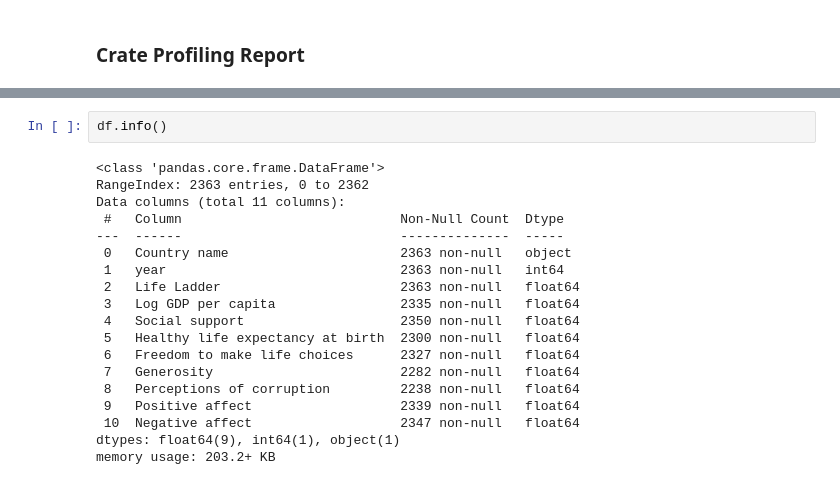
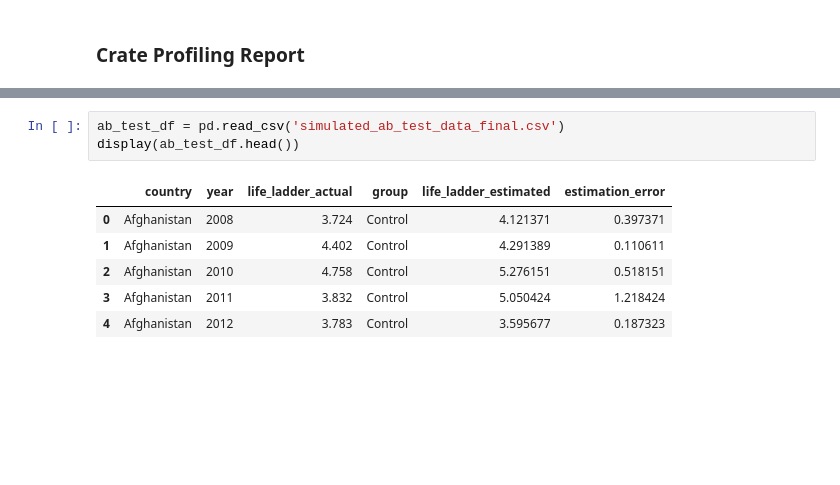
Before and after one commit to ybae92/ybae92.github.io, a Jupyter notebook: DS204_Final_Project.ipynb, the cells around one changed output, grey strips where cells are left out. Drawn from its saved outputs; the diff is of its cells as text; blank space fills up the shorter version.

```diff
--- a/DS204_Final_Project.ipynb
+++ b/DS204_Final_Project.ipynb
@@ -422,22 +519,11 @@ df.isna().mean()*100
 dtype: float64
-# %%
-df.info()
-# %% [output]
-<class 'pandas.core.frame.DataFrame'>
-RangeIndex: 2363 entries, 0 to 2362
-Data columns (total 11 columns):
- #   Column                            Non-Null Count  Dtype
----  ------                            --------------  -----
- 0   Country name                      2363 non-null   object
- 1   year                              2363 non-null   int64
- 2   Life Ladder                       2363 non-null   float64
- 3   Log GDP per capita                2335 non-null   float64
- 4   Social support                    2350 non-null   float64
- 5   Healthy life expectancy at birth  2300 non-null   float64
- 6   Freedom to make life choices      2327 non-null   float64
- 7   Generosity                        2282 non-null   float64
- 8   Perceptions of corruption         2238 non-null   float64
- 9   Positive affect                   2339 non-null   float64
- 10  Negative affect                   2347 non-null   float64
-dtypes: float64(9), int64(1), object(1)
-memory usage: 203.2+ KB
+# %%
+ab_test_df = pd.read_csv('simulated_ab_test_data_final.csv')
+display(ab_test_df.head())
+# %% [output]
+|  | country | year | life_ladder_actual | group | life_ladder_estimated | estimation_error |
+| 0 | Afghanistan | 2008 | 3.724 | Control | 4.121371 | 0.397371 |
+| 1 | Afghanistan | 2009 | 4.402 | Control | 4.291389 | 0.110611 |
+| 2 | Afghanistan | 2010 | 4.758 | Control | 5.276151 | 0.518151 |
+| 3 | Afghanistan | 2011 | 3.832 | Control | 5.050424 | 1.218424 |
+| 4 | Afghanistan | 2012 | 3.783 | Control | 3.595677 | 0.187323 |
```
Also changed, not shown: parts of 20 cells of this notebook.
